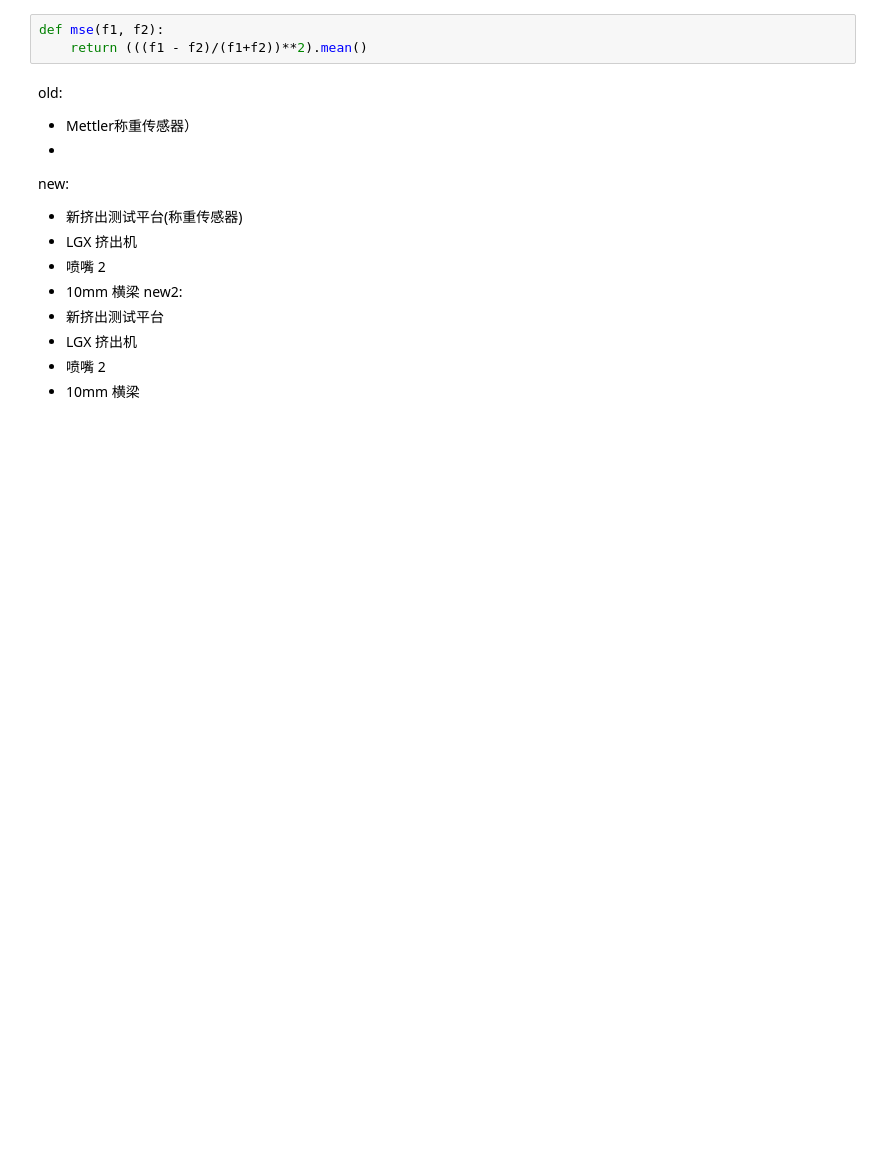
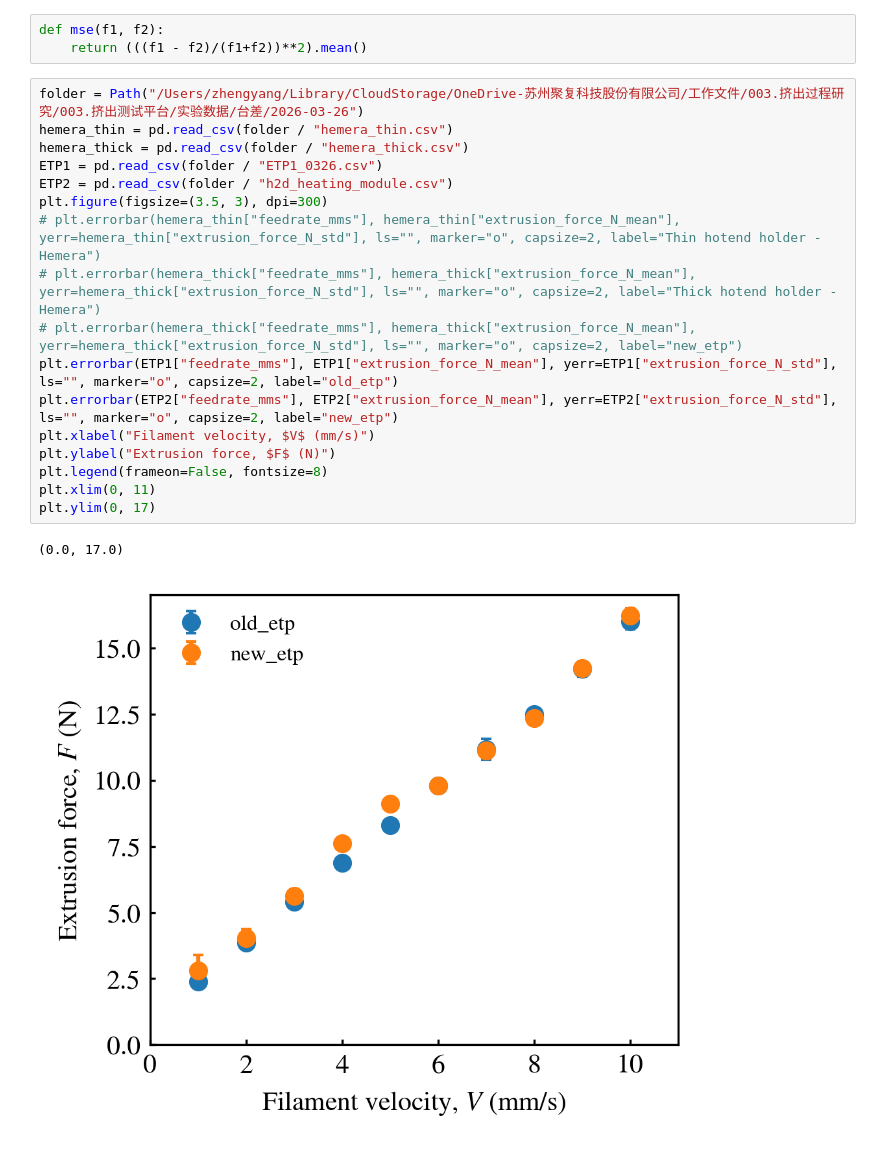
Before and after one commit to ZLoverty/ETP, a Jupyter notebook: Code/extrusion_force.ipynb, the cells around one changed output. Cells and saved outputs as stored; diff of their text form; blank space fills up the shorter version.

```diff
--- a/Code/extrusion_force.ipynb
+++ b/Code/extrusion_force.ipynb
@@ -1078,17 +1080,23 @@ np.float64(0.003079197944751738)
 # %%
 def mse(f1, f2):
     return (((f1 - f2)/(f1+f2))**2).mean()
-# %% [markdown]
-old:
-- Mettler称重传感器）
--
-new:
-- 新挤出测试平台(称重传感器)
-- LGX 挤出机
-- 喷嘴 2
-- 10mm 横梁
-new2:
-- 新挤出测试平台
-- LGX 挤出机
-- 喷嘴 2
-- 10mm 横梁
+# %%
+folder = Path("/Users/zhengyang/Library/CloudStorage/OneDrive-苏州聚复科技股份有限公司/工作文件/003.挤出过程研究/003.挤出测试平台/实验数据/台差/2026-03-26")
+hemera_thin = pd.read_csv(folder / "hemera_thin.csv")
+hemera_thick = pd.read_csv(folder / "hemera_thick.csv")
+ETP1 = pd.read_csv(folder / "ETP1_0326.csv")
+ETP2 = pd.read_csv(folder / "h2d_heating_module.csv")
+plt.figure(figsize=(3.5, 3), dpi=300)
+# plt.errorbar(hemera_thin["feedrate_mms"], hemera_thin["extrusion_force_N_mean"], yerr=hemera_thin["extrusion_force_N_std"], ls="", marker="o", capsize=2, label="Thin hotend holder - Hemera")
+# plt.errorbar(hemera_thick["feedrate_mms"], hemera_thick["extrusion_force_N_mean"], yerr=hemera_thick["extrusion_force_N_std"], ls="", marker="o", capsize=2, label="Thick hotend holder - Hemera")
+# plt.errorbar(hemera_thick["feedrate_mms"], hemera_thick["extrusion_force_N_mean"], yerr=hemera_thick["extrusion_force_N_std"], ls="", marker="o", capsize=2, label="new_etp")
+plt.errorbar(ETP1["feedrate_mms"], ETP1["extrusion_force_N_mean"], yerr=ETP1["extrusion_force_N_std"], ls="", marker="o", capsize=2, label="old_etp")
+plt.errorbar(ETP2["feedrate_mms"], ETP2["extrusion_force_N_mean"], yerr=ETP2["extrusion_force_N_std"], ls="", marker="o", capsize=2, label="new_etp")
+plt.xlabel("Filament velocity, $V$ (mm/s)")
+plt.ylabel("Extrusion force, $F$ (N)")
+plt.legend(frameon=False, fontsize=8)
+plt.xlim(0, 11)
+plt.ylim(0, 17)
+# %% [output]
+(0.0, 17.0)
+[figure, added]
```
Also changed, not shown: parts of 2 cells of this notebook.
